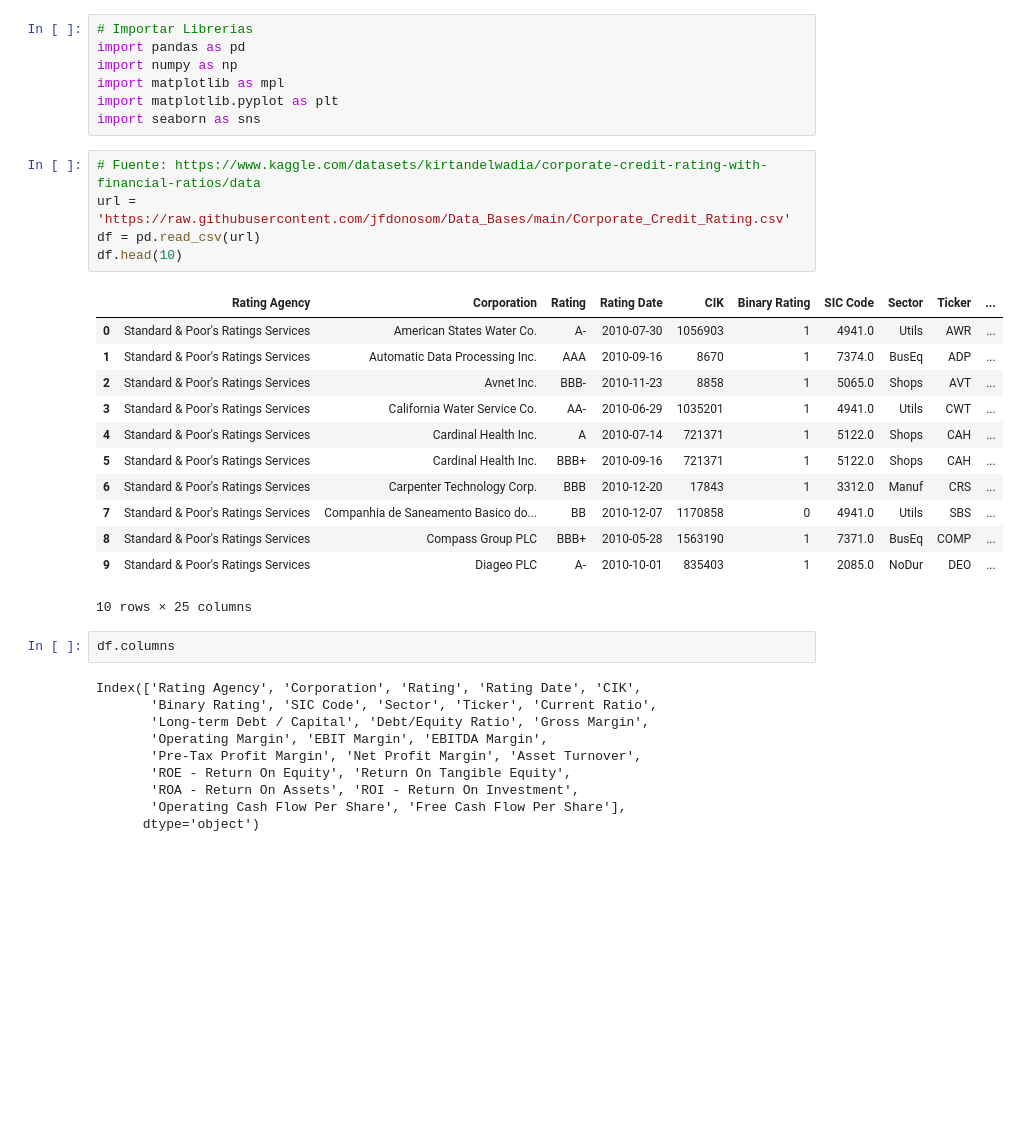
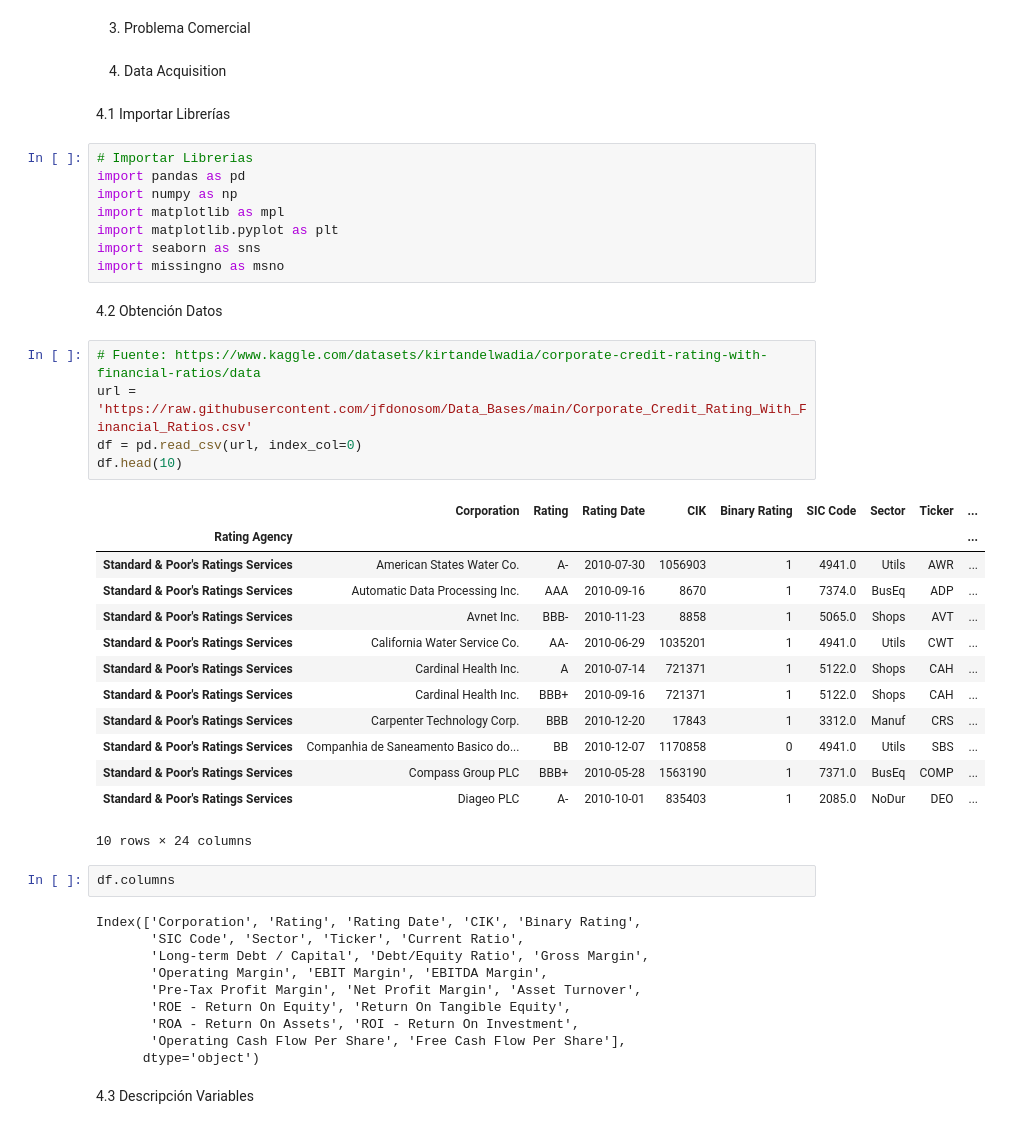
Before and after one commit to jfdonosom/Notebooks, a Jupyter notebook: Preentrega_DSII_Donoso_Mendieta.ipynb, the cells around one changed output. Drawn from its saved outputs; the diff is of its cells as text; blank space fills up the shorter version.

```diff
--- a/Preentrega_DSII_Donoso_Mendieta.ipynb
+++ b/Preentrega_DSII_Donoso_Mendieta.ipynb
@@ -1,3 +5,9 @@
+# %% [markdown]
+3. Problema Comercial
+# %% [markdown]
+4. Data Acquisition
+# %% [markdown]
+4.1 Importar Librerías
 # %%
 # Importar Librerias
 import pandas as pd
@@ -5,29 +15,33 @@ import numpy as np
 import matplotlib as mpl
 import matplotlib.pyplot as plt
 import seaborn as sns
+import missingno as msno
+# %% [markdown]
+4.2 Obtención Datos
 # %%
 # Fuente: https://www.kaggle.com/datasets/kirtandelwadia/corporate-credit-rating-with-financial-ratios/data
-url = 'https://raw.githubusercontent.com/jfdonosom/Data_Bases/main/Corporate_Credit_Rating.csv'
-df = pd.read_csv(url)
+url = 'https://raw.githubusercontent.com/jfdonosom/Data_Bases/main/Corporate_Credit_Rating_With_Financial_Ratios.csv'
+df = pd.read_csv(url, index_col=0)
 df.head(10)
 # %% [output]
-|  | Rating Agency | Corporation | Rating | Rating Date | CIK | Binary Rating | SIC Code | Sector | Ticker | ... |
-| 0 | Standard & Poor's Ratings Services | American States Water Co. | A- | 2010-07-30 | 1056903 | 1 | 4941.0 | Utils | AWR | ... |
-| 1 | Standard & Poor's Ratings Services | Automatic Data Processing Inc. | AAA | 2010-09-16 | 8670 | 1 | 7374.0 | BusEq | ADP | ... |
-| 2 | Standard & Poor's Ratings Services | Avnet Inc. | BBB- | 2010-11-23 | 8858 | 1 | 5065.0 | Shops | AVT | ... |
-| 3 | Standard & Poor's Ratings Services | California Water Service Co. | AA- | 2010-06-29 | 1035201 | 1 | 4941.0 | Utils | CWT | ... |
-| 4 | Standard & Poor's Ratings Services | Cardinal Health Inc. | A | 2010-07-14 | 721371 | 1 | 5122.0 | Shops | CAH | ... |
-| 5 | Standard & Poor's Ratings Services | Cardinal Health Inc. | BBB+ | 2010-09-16 | 721371 | 1 | 5122.0 | Shops | CAH | ... |
-| 6 | Standard & Poor's Ratings Services | Carpenter Technology Corp. | BBB | 2010-12-20 | 17843 | 1 | 3312.0 | Manuf | CRS | ... |
-| 7 | Standard & Poor's Ratings Services | Companhia de Saneamento Basico do... | BB | 2010-12-07 | 1170858 | 0 | 4941.0 | Utils | SBS | ... |
-| 8 | Standard & Poor's Ratings Services | Compass Group PLC | BBB+ | 2010-05-28 | 1563190 | 1 | 7371.0 | BusEq | COMP | ... |
-| 9 | Standard & Poor's Ratings Services | Diageo PLC | A- | 2010-10-01 | 835403 | 1 | 2085.0 | NoDur | DEO | ... |
+|  | Corporation | Rating | Rating Date | CIK | Binary Rating | SIC Code | Sector | Ticker | ... |
+| Rating Agency |  |  |  |  |  |  |  |  | ... |
+| Standard & Poor's Ratings Services | American States Water Co. | A- | 2010-07-30 | 1056903 | 1 | 4941.0 | Utils | AWR | ... |
+| Standard & Poor's Ratings Services | Automatic Data Processing Inc. | AAA | 2010-09-16 | 8670 | 1 | 7374.0 | BusEq | ADP | ... |
+| Standard & Poor's Ratings Services | Avnet Inc. | BBB- | 2010-11-23 | 8858 | 1 | 5065.0 | Shops | AVT | ... |
+| Standard & Poor's Ratings Services | California Water Service Co. | AA- | 2010-06-29 | 1035201 | 1 | 4941.0 | Utils | CWT | ... |
+| Standard & Poor's Ratings Services | Cardinal Health Inc. | A | 2010-07-14 | 721371 | 1 | 5122.0 | Shops | CAH | ... |
+| Standard & Poor's Ratings Services | Cardinal Health Inc. | BBB+ | 2010-09-16 | 721371 | 1 | 5122.0 | Shops | CAH | ... |
+| Standard & Poor's Ratings Services | Carpenter Technology Corp. | BBB | 2010-12-20 | 17843 | 1 | 3312.0 | Manuf | CRS | ... |
+| Standard & Poor's Ratings Services | Companhia de Saneamento Basico do... | BB | 2010-12-07 | 1170858 | 0 | 4941.0 | Utils | SBS | ... |
+| Standard & Poor's Ratings Services | Compass Group PLC | BBB+ | 2010-05-28 | 1563190 | 1 | 7371.0 | BusEq | COMP | ... |
+| Standard & Poor's Ratings Services | Diageo PLC | A- | 2010-10-01 | 835403 | 1 | 2085.0 | NoDur | DEO | ... |
-10 rows × 25 columns
+10 rows × 24 columns
 # %%
 df.columns
 # %% [output]
-Index(['Rating Agency', 'Corporation', 'Rating', 'Rating Date', 'CIK',
-       'Binary Rating', 'SIC Code', 'Sector', 'Ticker', 'Current Ratio',
+Index(['Corporation', 'Rating', 'Rating Date', 'CIK', 'Binary Rating',
+       'SIC Code', 'Sector', 'Ticker', 'Current Ratio',
        'Long-term Debt / Capital', 'Debt/Equity Ratio', 'Gross Margin',
        'Operating Margin', 'EBIT Margin', 'EBITDA Margin',
        'Pre-Tax Profit Margin', 'Net Profit Margin', 'Asset Turnover',
@@ -35,3 +49,5 @@ Index(['Rating Agency', 'Corporation', 'Rating', 'Rating Date', 'CIK',
        'ROA - Return On Assets', 'ROI - Return On Investment',
        'Operating Cash Flow Per Share', 'Free Cash Flow Per Share'],
       dtype='object')
+# %% [markdown]
+4.3 Descripción Variables
```
Also changed, not shown: parts of 19 cells of this notebook.
